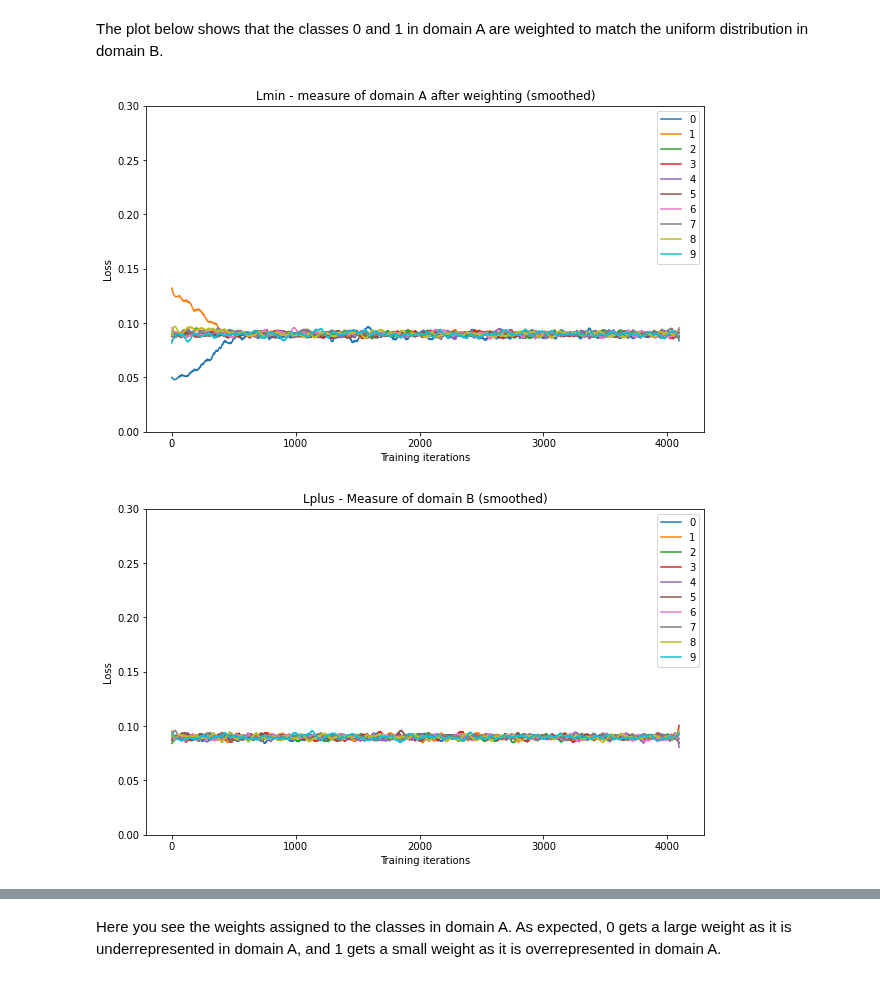
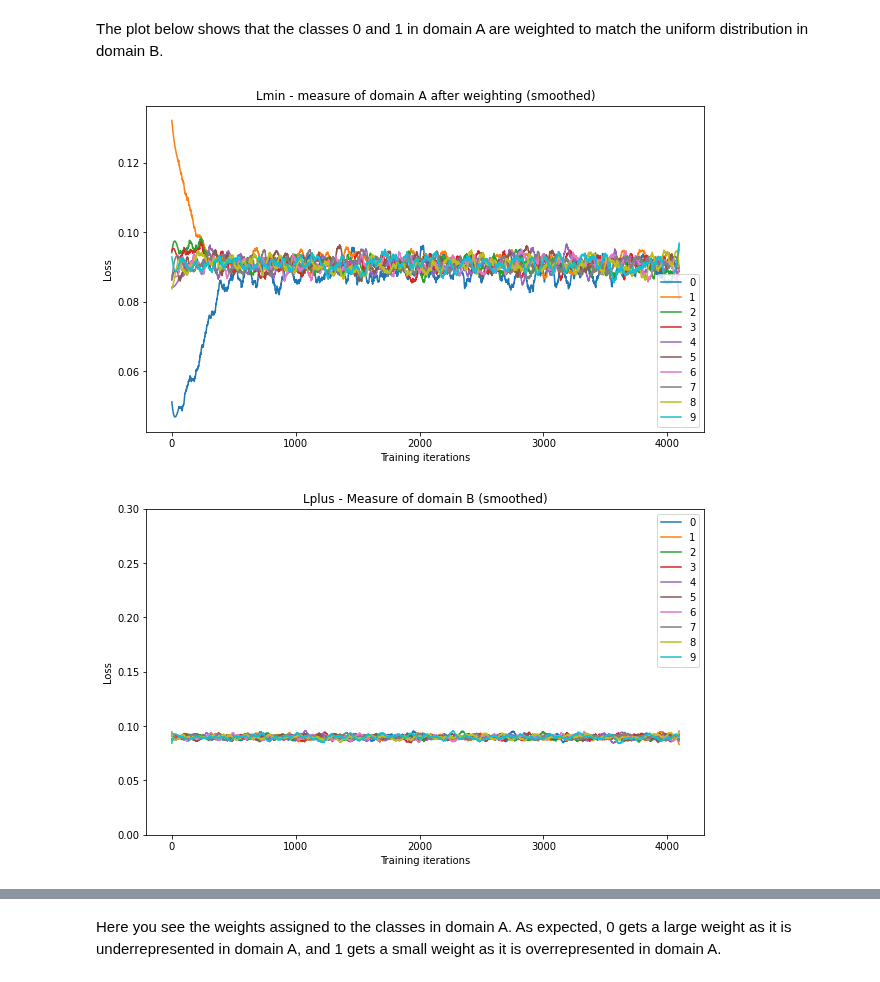
Before and after one commit to MichelleAppel/distribution-aware-image-to-image-translation, a Jupyter notebook: toy_examples/Toy_example_mean_and_var.ipynb, the cells around one changed output, grey strips where cells are left out. Drawn from its saved outputs; the diff is of its cells as text; code cells hidden in the pictures.

```diff
--- a/toy_examples/Toy_example_mean_and_var.ipynb
+++ b/toy_examples/Toy_example_mean_and_var.ipynb
@@ -142,7 +142,7 @@ for epoch in range(1):
 
         corrected_A = real_A * w
         mean_A = corrected_A.sum(0)
-        var_A = (corrected_A).sum(0) - mean_A**2
+        var_A = ((corrected_A * len(corrected_A))**2).mean(0) - mean_A**2
 
         mean_B = real_B.mean(0)
         var_B = (real_B**2).mean(0) - mean_B**2
@@ -158,7 +158,6 @@ for epoch in range(1):
         vars_A += [var_A.detach().cpu().numpy()]
         vars_B += [var_B.detach().cpu().numpy()]
 
-        # break
         # ---------------------------------------------------------------------------------------------------
 
         # Backward
@@ -213,28 +212,28 @@ The plot below shows that the classes 0 and 1 in domain A are weighted to match
 # %%
 ymax = 2*max(dataset_A.distribution)
 
 plt.figure(figsize=(10,6))
 plt.title('Lmin - measure of domain A after weighting (smoothed)')
 plt.xlabel('Training iterations')
 plt.ylabel('Loss')
-plt.ylim(ymax = ymax, ymin = 0)
+# plt.ylim(ymax = ymax, ymin = 0)
 smoothed_Lmin = signal.savgol_filter(Lminusses,101,3,axis=0)
 plt.plot(smoothed_Lmin)
 plt.legend(np.arange(len(dataset_A.distribution)))
 plt.show()
 
 plt.figure(figsize=(10,6))
 plt.title('Lplus - Measure of domain B (smoothed)')
 plt.xlabel('Training iterations')
 plt.ylabel('Loss')
 plt.ylim(ymax = ymax, ymin = 0)
 smoothed_Lplus = signal.savgol_filter(Lplusses,101,3,axis=0)
 plt.plot(smoothed_Lplus)
 plt.legend(np.arange(len(dataset_A.distribution)))
 plt.show()
 # %% [output]
-[figure, old version]
+[figure, new version]
-[figure, old version]
+[figure, new version]
 # %%
 plt.figure(figsize=(10,6))
 plt.title('Mean of domain A after weighting (smoothed)')
```
Also changed, not shown: parts of 6 cells of this notebook.
